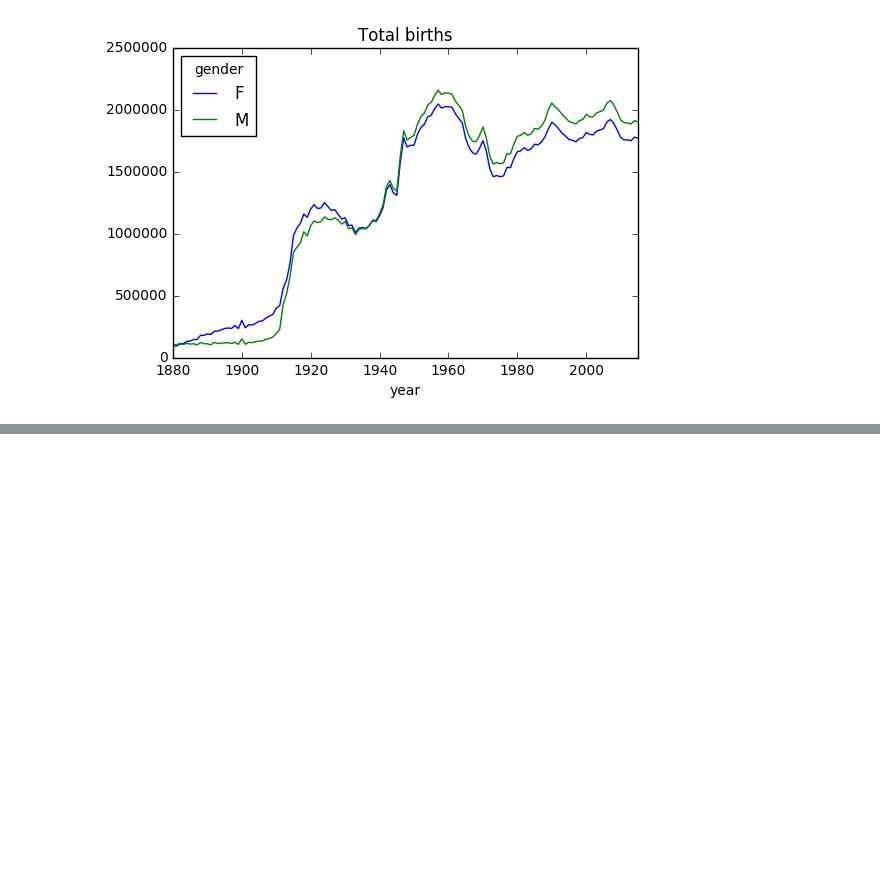
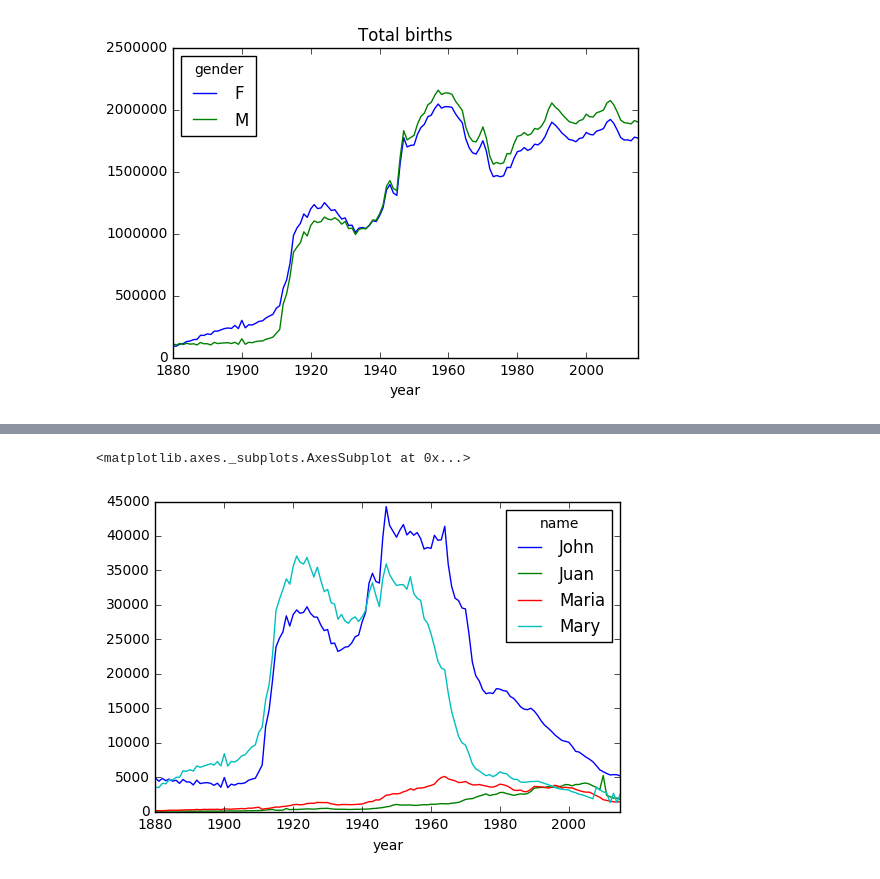
Before and after one commit to vanatteveldt/python-data, a Jupyter notebook: Baby names.ipynb, the cells around one changed output, grey strips where cells are left out. Cells and saved outputs as stored; diff of their text form; code cells hidden in the pictures; blank space fills up the shorter version.

```diff
--- a/Baby names.ipynb
+++ b/Baby names.ipynb
@@ -114,0 +121,3 @@ total.plot(title='Total births');
+# %%
+subset = names[names.name.isin(mynames)]
+subset.head()
@@ -114,0 +131,3 @@ total.plot(title='Total births');
+# %%
+counts = subset.pivot_table("n", "year", "name")
+counts.head()
@@ -114,0 +142,5 @@ total.plot(title='Total births');
+# %%
+counts.plot()
+# %% [output]
+<matplotlib.axes._subplots.AxesSubplot at 0x...>
+[figure, added]
```
Also changed, not shown: parts of 11 cells of this notebook.
